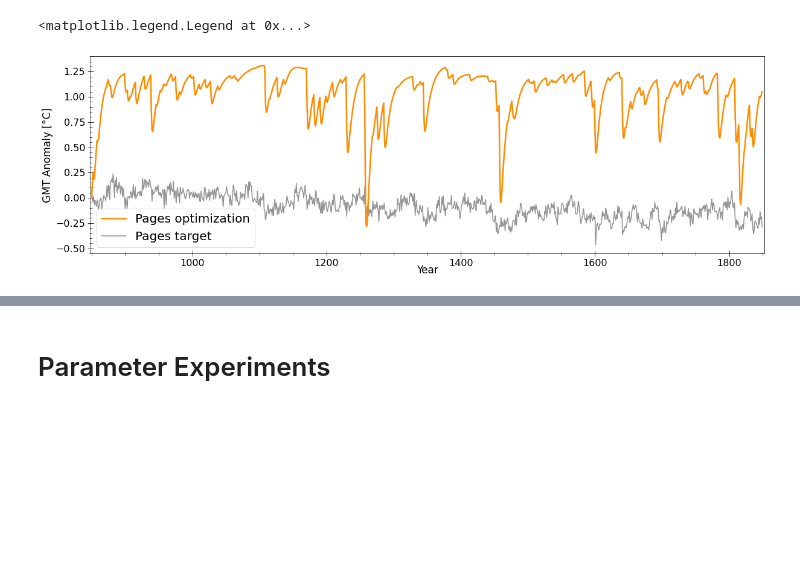
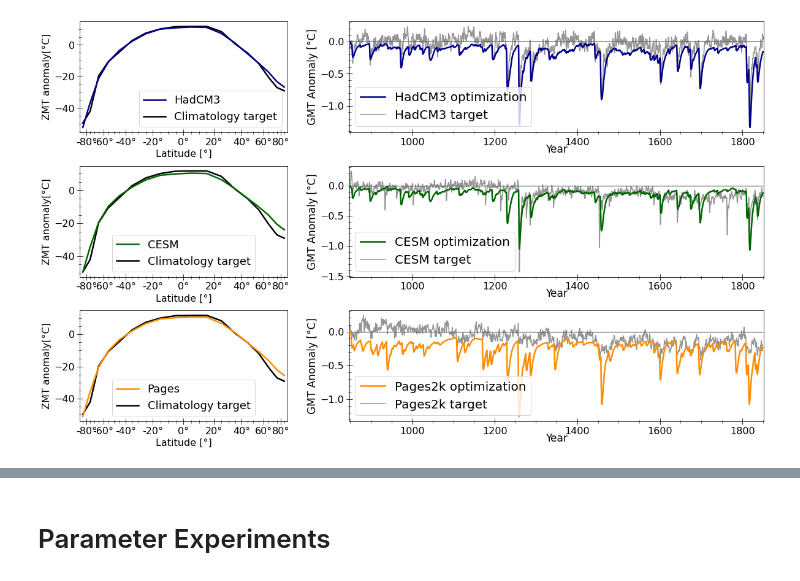
Before and after one commit to BenniSchmiedel/ZOEE, a Jupyter notebook: Plotting.ipynb, the cells around one changed output, grey strips where cells are left out. Drawn from its saved outputs; the diff is of its cells as text; code cells hidden in the pictures; blank space fills up the shorter version.

```diff
--- a/Plotting.ipynb
+++ b/Plotting.ipynb
@@ -75,15 +47,56 @@ plt.legend(fontsize=20)
-# %%
-plt.figure(figsize=(20,6))
-plt.plot(Time_Pages,GMT_Pages[:,0],linewidth=2.5,alpha=1,color='darkorange',label='Pages optimization',zorder=5)
-plt.plot(Time_Pages,Target_Pages,color='dimgray',linewidth=1.6,alpha=.7, label='Pages target')
-plt.xlim(848,1852)
-plt.ylabel('GMT Anomaly [°C]',fontsize=17)
-plt.xlabel('Year',fontsize=17,labelpad=-5)
-plt.legend(fontsize=20)
-#plt.set_yticks([-2,-1.5,-1,-0.5,0.0])
-#plt.set_ylim(-3,0.5)
-#plt.savefig('../Latex/Figures/Response_opti.png',format='PNG',dpi=400,bbox_inches='tight',transparency=True)
-# %% [output]
-<matplotlib.legend.Legend at 0x...>
-[figure, removed]
+# %%
+fig=plt.figure(figsize=(20,12))
+gs = gridspec.GridSpec(3, 2, width_ratios=[1, 2])
+ax=np.array([[plt.subplot(gs[0,0]),plt.subplot(gs[0,1])],
+             [plt.subplot(gs[1,0]),plt.subplot(gs[1,1])],
+             [plt.subplot(gs[2,0]),plt.subplot(gs[2,1])]])
+
+ax[0,0].plot(np.deg2rad(Lat_10),ZMT_HadCM3[:,-1],color='darkblue',label='HadCM3',zorder=5)
+ax[0,0].plot(np.deg2rad(Lat_10),ZMT_ERA,'k',label='Climatology target',zorder=-1)
+ax[0,0].set_xscale('latarea')
+ax[0,0].set_xlabel('Latitude [°]',fontsize=16)
+ax[0,0].set_ylabel('ZMT anomaly[°C]',fontsize=16)
+ax[0,0].legend(fontsize=18)
+
+ax[1,0].plot(np.deg2rad(Lat_10),ZMT_CESM[:,-1],color='darkgreen',label='CESM',zorder=5)
+ax[1,0].plot(np.deg2rad(Lat_10),ZMT_ERA,'k',label='Climatology target',zorder=-1)
+ax[1,0].set_xscale('latarea')
+ax[1,0].set_xlabel('Latitude [°]',fontsize=16)
+ax[1,0].set_ylabel('ZMT anomaly[°C]',fontsize=16)
+ax[1,0].legend(fontsize=18)
+
+ax[2,0].plot(np.deg2rad(Lat_10),ZMT_Pages[:,-1],color='darkorange',label='Pages',zorder=5)
+ax[2,0].plot(np.deg2rad(Lat_10),ZMT_ERA,'k',label='Climatology target',zorder=-1)
+ax[2,0].set_xscale('latarea')
+ax[2,0].set_xlabel('Latitude [°]',fontsize=16)
+ax[2,0].set_ylabel('ZMT anomaly[°C]',fontsize=16)
+ax[2,0].legend(fontsize=18)
+
+ax[0,1].plot(Time_HadCM3,GMT_HadCM3[:,-1],linewidth=2.5,alpha=1,color='darkblue',label='HadCM3 optimization',zorder=5)
+ax[0,1].plot(Time_HadCM3,Target_HadCM3,color='dimgray',linewidth=1.6,alpha=.7, label='HadCM3 target')
+ax[0,1].set_xlim(848,1852)
+ax[0,1].set_ylabel('GMT Anomaly [°C]',fontsize=17)
+ax[0,1].set_xlabel('Year',fontsize=17,labelpad=-5)
+ax[0,1].legend(fontsize=20)
+ax[0,1].hlines(0,850,1850,linewidth=1)
+
+ax[1,1].plot(Time_CESM,GMT_CESM[:,-1],linewidth=2.5,alpha=1,color='darkgreen',label='CESM optimization',zorder=5)
+ax[1,1].plot(Time_CESM,Target_CESM,color='dimgray',linewidth=1.6,alpha=.7, label='CESM target')
+ax[1,1].set_xlim(848,1852)
+ax[1,1].set_ylabel('GMT Anomaly [°C]',fontsize=17)
+ax[1,1].set_xlabel('Year',fontsize=17,labelpad=-5)
+ax[1,1].legend(fontsize=20)
+ax[1,1].hlines(0,850,1850,linewidth=1)
+
+ax[2,1].plot(Time_Pages,GMT_Pages[:,-1],linewidth=2.5,alpha=1,color='darkorange',label='Pages2k optimization',zorder=5)
+ax[2,1].plot(Time_Pages,Target_Pages,color='dimgray',linewidth=1.6,alpha=.7, label='Pages2k target')
+ax[2,1].set_xlim(848,1852)
+ax[2,1].set_ylabel('GMT Anomaly [°C]',fontsize=17)
+ax[2,1].set_xlabel('Year',fontsize=17,labelpad=-5)
+ax[2,1].legend(fontsize=20)
+ax[2,1].hlines(0,850,1850,linewidth=1)
+
+plt.subplots_adjust(hspace=0.3)
+# %% [output]
+[figure, added]
 # %%
```
Also changed, not shown: parts of 18 cells of this notebook, 34 other files.
